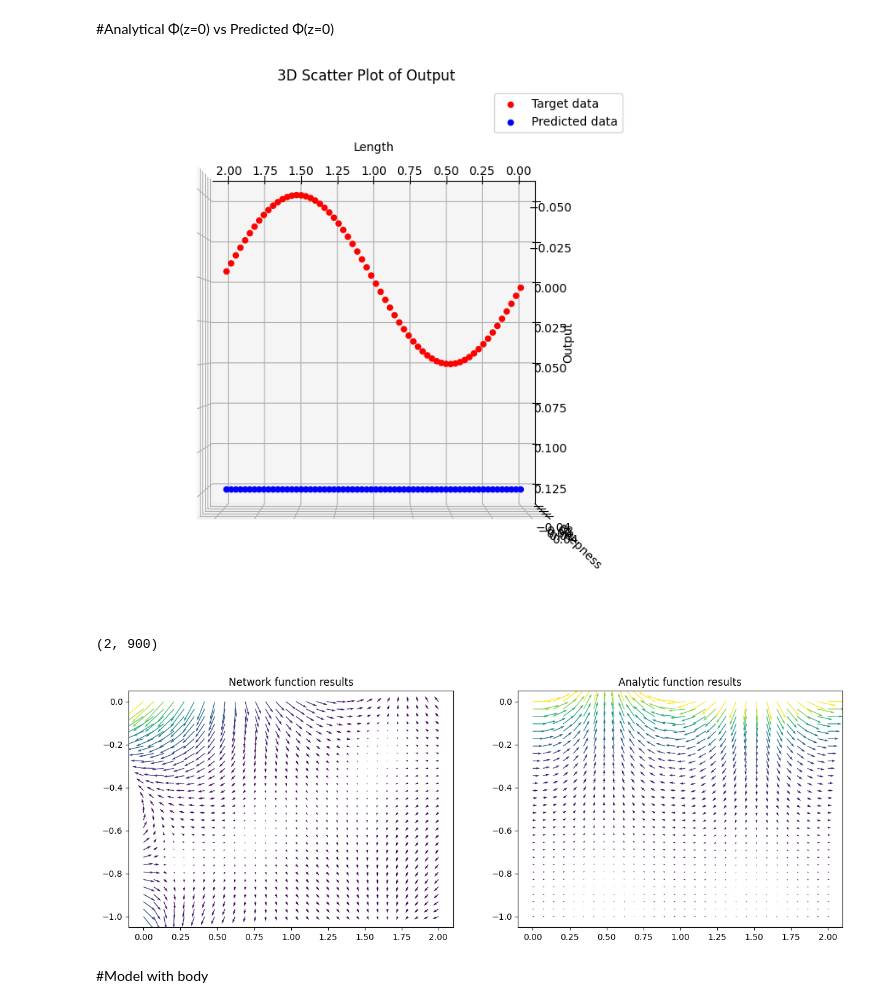
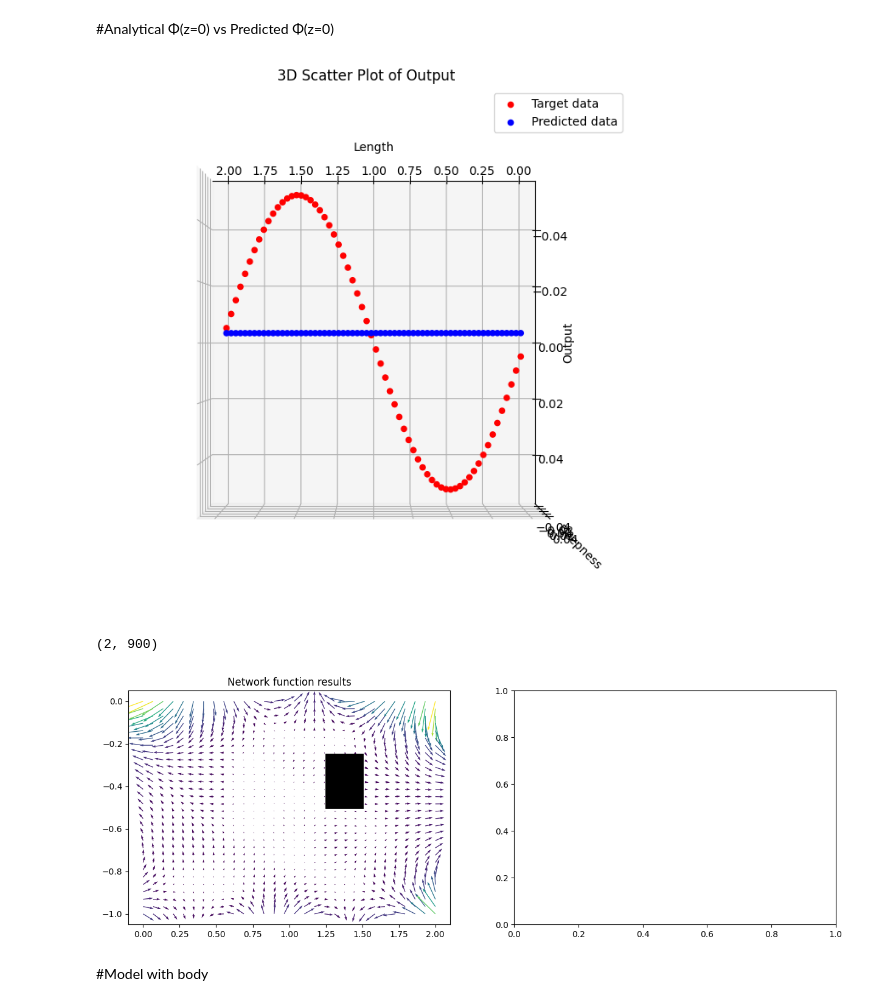
Before and after one commit to LuigiElo/DL-PINNs, a Jupyter notebook: PINN_LaPlace2D_Pytorch.ipynb, the cells around one changed output. Cells and saved outputs as stored; diff of their text form; code cells hidden in the pictures.

```diff
--- a/PINN_LaPlace2D_Pytorch.ipynb
+++ b/PINN_LaPlace2D_Pytorch.ipynb
@@ -38,8 +38,8 @@ class FNN(nn.Module):
     def __init__(
         self,
         num_inputs: int = 2,
-        num_layers: int = 4,
-        num_neurons = [256,128,64,32,16],
+        num_layers: int = 8,
+        num_neurons = [256,256,128,128,64,64,32,32],
         dropout_rate: float = 0.5,  # Add dropout rate as a parameter
         act: nn.Module = SineActivation(),
     ) -> None:
@@ -520,7 +520,7 @@ import matplotlib.pyplot as plt
 
 # Define parameters
 num_epochs = 10000
-learning_rate = (10**-3)*0.5
+learning_rate = (10**-3)*0.3
 momentum = 0.9
 
 
@@ -1301,7 +1306,7 @@ ax.view_init(elev=90, azim=90)  # You can adjust the elev and azim values
 # Show the plot
 plt.show()
 # %% [output]
-[figure, old version]
+[figure, new version]
 # %%
 def compute_output_grad(input):
 
@@ -1332,35 +1337,35 @@ def compareVelocity2Analytical(square_top_left=None,square_len=None,body=False):
 
   # Calculate velocity of water for specific x,y direction
   u_analytic, v_analytic  = velocity_func(positions.T)
   u_network, v_network = compute_output_grad(torch.Tensor(scaled_data))
   u_network = u_network.detach().numpy()
   v_network = v_network.detach().numpy()
 
 
   fig , axs = plt.subplots(1,2, figsize = (15,5))
   axs[0].quiver(X,Y,u_network, v_network, v_network**2+u_network**2 )
   axs[0].set_title('Network function results')
   if(not body):
     axs[1].quiver(X,Y,u_analytic,v_analytic,(v_analytic**2+u_analytic**2))
     axs[1].set_title('Analytic function results')
 
 
   if(body):
     square_bottom_left=[square_top_left[0], square_top_left[1]-square_len]
 
     # Add the black square to both plots
     for ax in axs:
         square = plt.Rectangle(square_bottom_left, square_len, square_len, edgecolor='black', facecolor='black', linewidth=2)
         ax.add_patch(square)
 
   # Show the plot
   plt.show()
 
 
-compareVelocity2Analytical()
+compareVelocity2Analytical(top_left_corner,square_len,True)
 # %% [output]
 (2, 900)
-[figure, old version]
+[figure, new version]
 # %% [markdown]
 #Model with body
 # %% [markdown]
```
Also changed, not shown: parts of 10 cells of this notebook.
